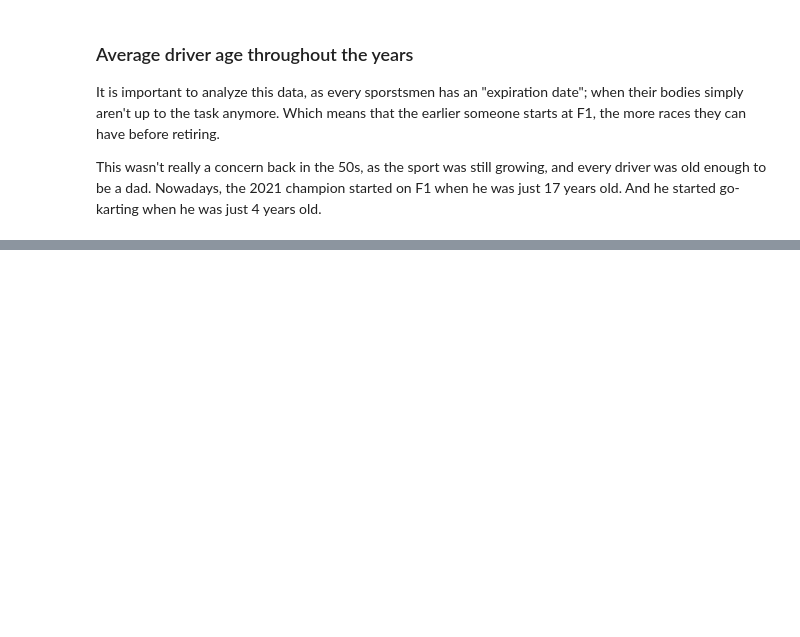
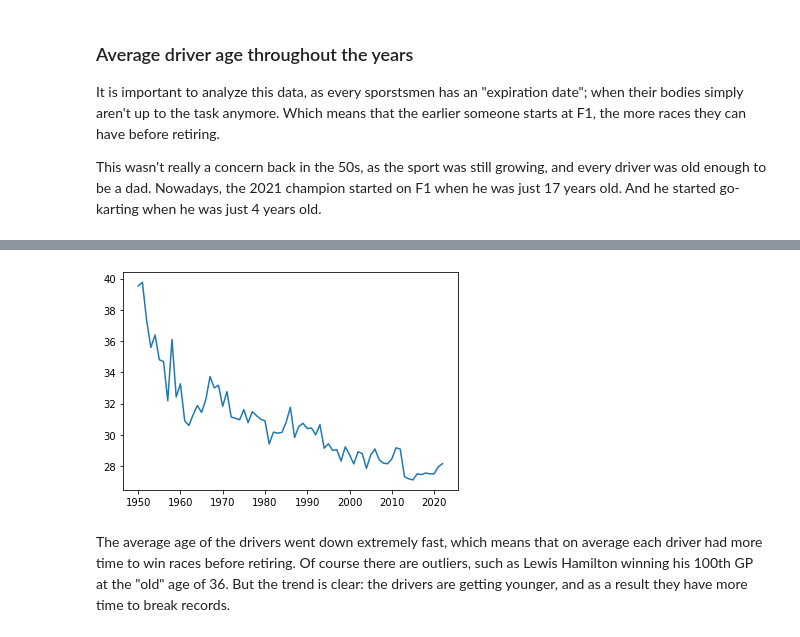
Before and after one commit to leoDomingos/study-on-formula-1-champions, a Jupyter notebook: f1-drivers-study.ipynb, the cells around one changed output, grey strips where cells are left out. Drawn from its saved outputs; the diff is of its cells as text; code cells hidden in the pictures; blank space fills up the shorter version.

Commit message:
average drivers age-done

```diff
--- a/f1-drivers-study.ipynb
+++ b/f1-drivers-study.ipynb
@@ -180,0 +181,19 @@ To prevent the code from running for 3 minutes, we will not analyze the age of a
+# %%
+year = 1950
+# Let's store the data on a list
+driver_avg_age = {}
+# Again, we don't include the 2022 season, as the Monaco GP hasn't happened yet. So, range(72).
+for i in range(73):
+    # We now need the 1 after the year to specify which race we want
+    response = requests.get(url=f"http://ergast.com/api/f1/{year+i}/1/results.json")
+    data = response.json()
+    year_average = 0
+    total_drivers = 0
+    sum_of_age = 0
+    for driver in data["MRData"]["RaceTable"]["Races"][0]["Results"]:
+        # Get the year they were born, and subtract to find how old they were
+        sum_of_age += (year+i) - int(driver["Driver"]["dateOfBirth"][:4])
+        total_drivers += 1
+    year_average = sum_of_age/total_drivers
+    driver_avg_age[year+i] = year_average
+driver_avg_age
@@ -180,0 +218,7 @@ To prevent the code from running for 3 minutes, we will not analyze the age of a
+# %%
+# Make the data more visual
+plt.plot(list(driver_avg_age.keys()), list(driver_avg_age.values()));
+# %% [output]
+[figure, added]
+# %% [markdown]
+The average age of the drivers went down extremely fast, which means that on average each driver had more time to win races before retiring. Of course there are outliers, such as Lewis Hamilton winning his 100th GP at the "old" age of 36. But the trend is clear: the drivers are getting younger, and as a result they have more time to break records.
```
Also changed, not shown: parts of 2 cells of this notebook.
